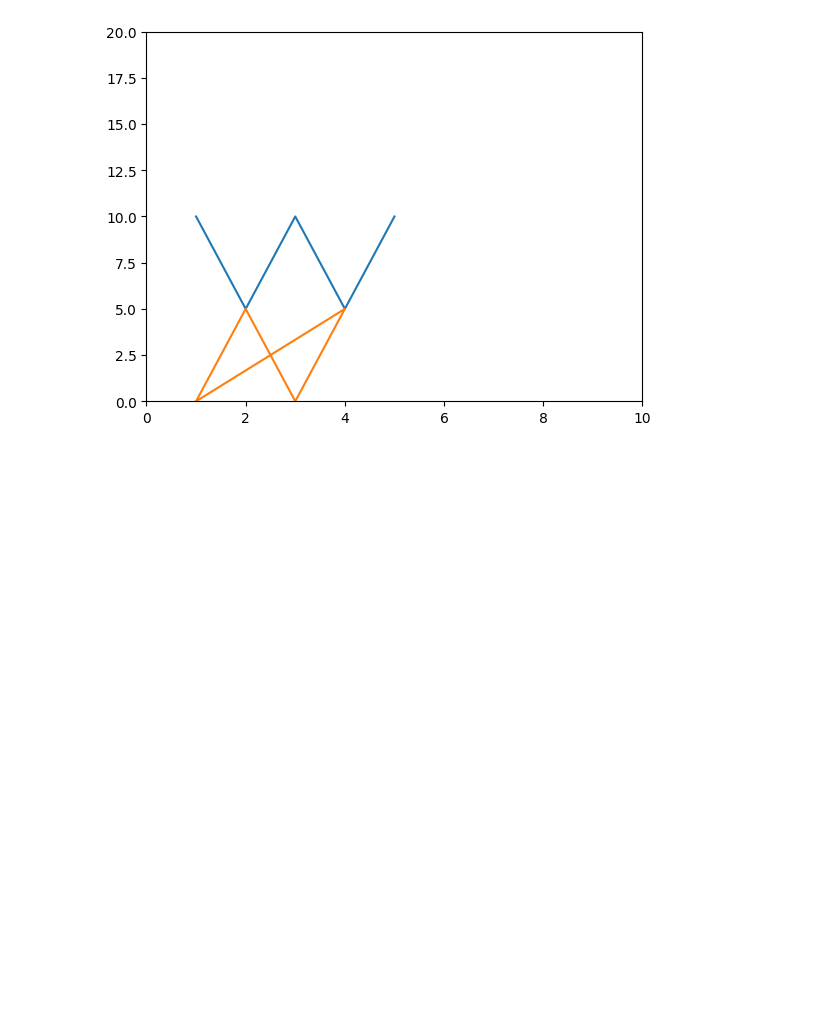
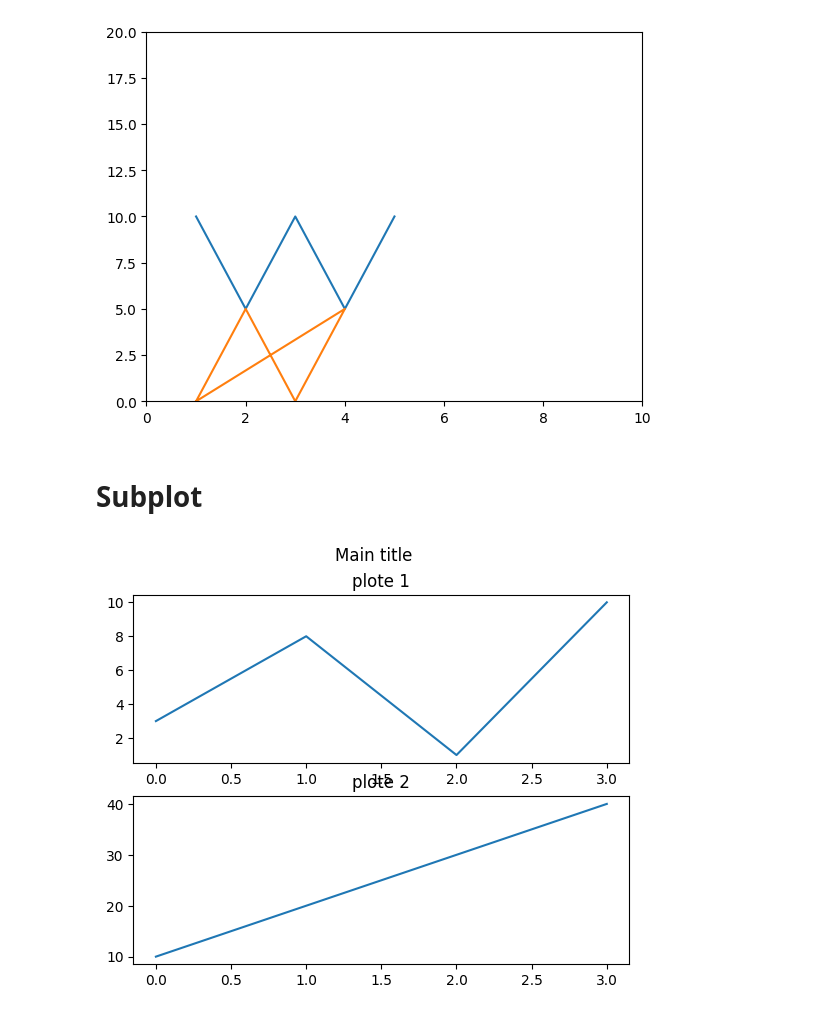
Before and after one commit to SagilKureshi/Python, a Jupyter notebook: plots.ipynb, the cells around one changed output. Saved outputs shown, nothing was run; the diff lists cells and outputs as text; code cells hidden in the pictures; blank space fills up the shorter version.

Commit message:
modified plots.inpnb

```diff
--- a/plots.ipynb
+++ b/plots.ipynb
@@ -42,3 +42,23 @@ plt.ylim(0,20)
 pl.show()
 # %% [output]
 [figure]
+# %% [markdown]
+# Subplot
+# %%
+x = [0,1,2,3]
+y = [3,8,1,10]
+
+plt.subplot(2,1,1)
+plt.title("plote 1")
+plt.plot(x,y)
+
+x = [0,1,2,3]
+y = [10,20,30,40]
+
+plt.subplot(2,1,2)
+plt.title("plote 2")
+plt.plot(x,y)
+plt.suptitle("Main title")
+plt.show()
+# %% [output]
+[figure, added]
```
Also changed, not shown: parts of 1 cell of this notebook.
